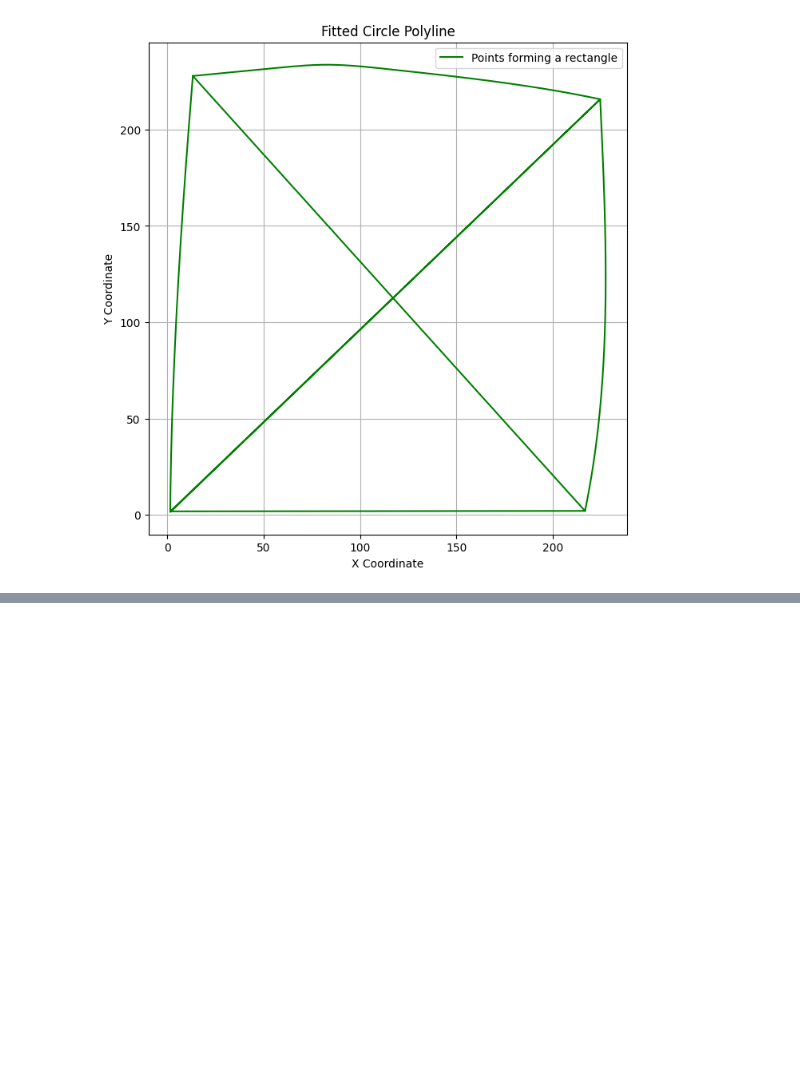
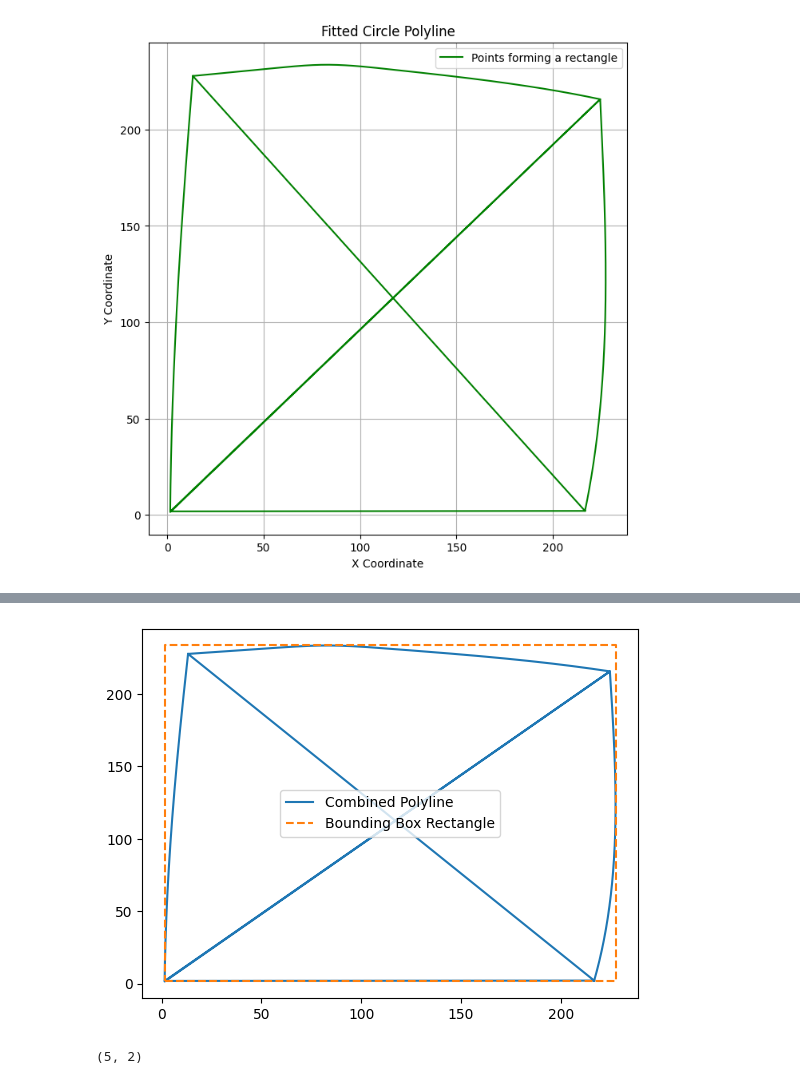
Before and after one commit to theraghavjuneja/curvetopia, a Jupyter notebook: examplestest/figure1solve.ipynb, the cells around one changed output, grey strips where cells are left out. Cells and saved outputs as stored; diff of their text form; code cells hidden in the pictures; blank space fills up the shorter version.

```diff
--- a/examplestest/figure1solve.ipynb
+++ b/examplestest/figure1solve.ipynb
@@ -587,0 +659,17 @@ plt.show()
+# %%
+import numpy as np
+
+def rotate_points(points, angle):
+    """Rotate points by a given angle in radians."""
+    c, s = np.cos(angle), np.sin(angle)
+    rotation_matrix = np.array([[c, -s], [s, c]])
+    return points @ rotation_matrix.T
+
+def align_to_axis(polyline):
+    """Align each line segment to the x or y axis."""
+    angles = np.arctan2(polyline[1:, 1] - polyline[:-1, 1], polyline[1:, 0] - polyline[:-1, 0])
+    angle = np.mean(angles)  # Average angle to align
+    return rotate_points(polyline, -angle)
+
+# Example usage
+straightened_polylines = [align_to_axis(polyline) for polyline in [rect_1,rect_2,rect_3,rect_4]]
@@ -587,0 +713,36 @@ plt.show()
+# %%
+import numpy as np
+import matplotlib.pyplot as plt
+
+def bounding_box(polyline):
+    min_x, max_x = np.min(polyline[:, 0]), np.max(polyline[:, 0])
+    min_y, max_y = np.min(polyline[:, 1]), np.max(polyline[:, 1])
+
+    x0, y0 = min_x, min_y
+    width, height = max_x - min_x, max_y - min_y
+
+    return x0, y0, width, height
+
+
+x0, y0, width, height = bounding_box(combined_polyline)
+
+rect_points = np.array([
+    [x0, y0],
+    [x0 + width, y0],
+    [x0 + width, y0 + height],
+    [x0, y0 + height],
+    [x0, y0]
+])
+
+
+plt.figure()
+plt.plot(combined_polyline[:, 0], combined_polyline[:, 1], label='Combined Polyline')
+plt.plot(rect_points[:, 0], rect_points[:, 1], label='Bounding Box Rectangle', linestyle='--')
+plt.legend()
+plt.show()
+# %% [output]
+[figure, added]
+# %%
+print(rect_points.shape)
+# %% [output]
+(5, 2)
```
Also changed, not shown: parts of 13 cells of this notebook.
